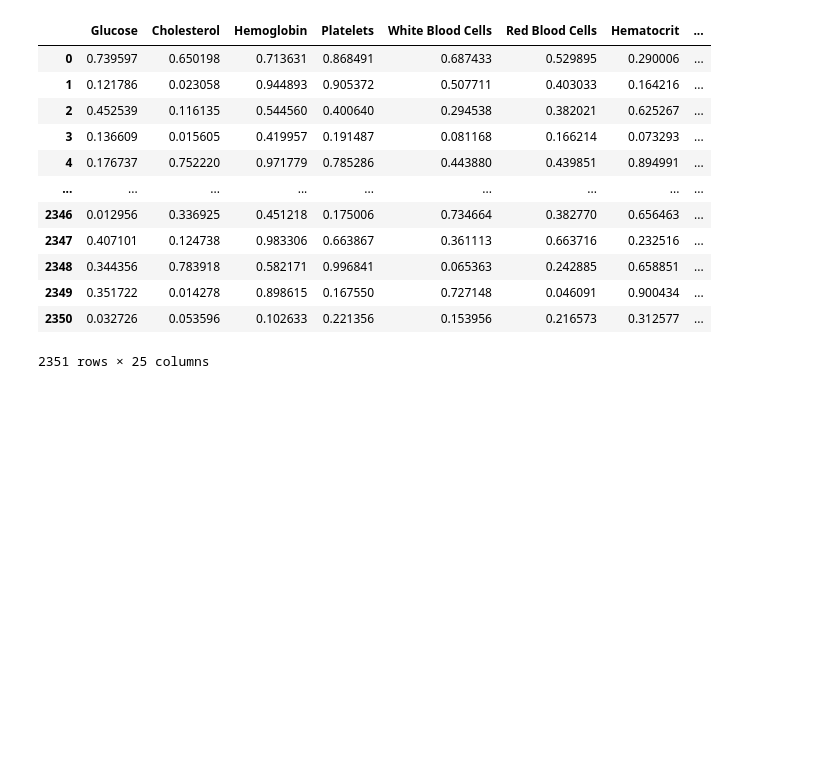
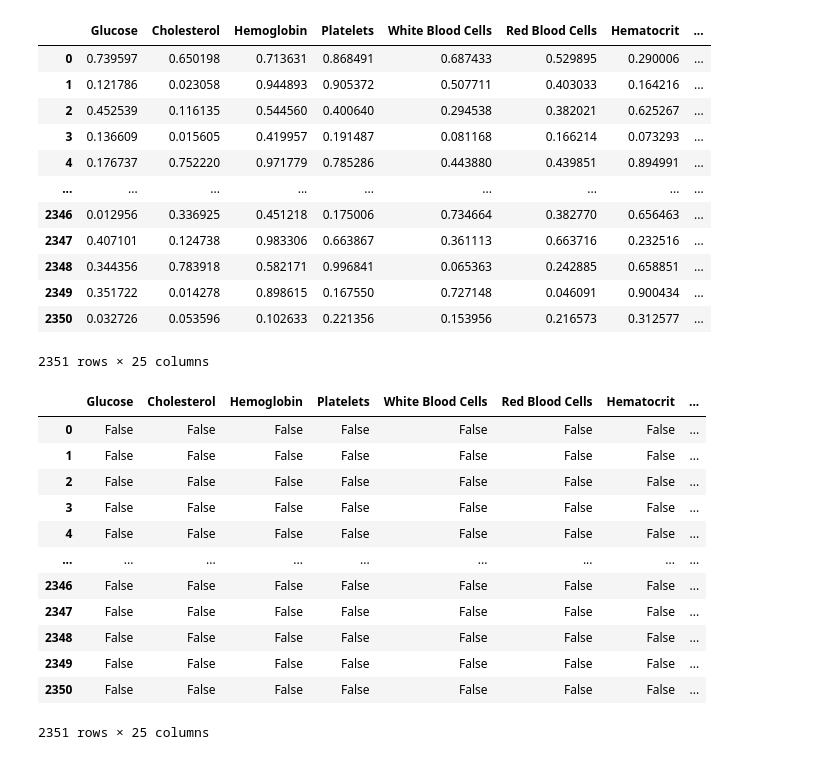
Before and after one commit to borisValdez/DataScience, a Jupyter notebook: ProyectoDS_ParteI_Boris.ipynb, the cells around one changed output. Cells and saved outputs as stored; diff of their text form; code cells hidden in the pictures; blank space fills up the shorter version.

```diff
--- a/ProyectoDS_ParteI_Boris.ipynb
+++ b/ProyectoDS_ParteI_Boris.ipynb
@@ -20,3 +22,19 @@ df_dataset
 | 2349 | 0.351722 | 0.014278 | 0.898615 | 0.167550 | 0.727148 | 0.046091 | 0.900434 | ... |
 | 2350 | 0.032726 | 0.053596 | 0.102633 | 0.221356 | 0.153956 | 0.216573 | 0.312577 | ... |
 2351 rows × 25 columns
+# %%
+df_dataset.isna()
+# %% [output]
+|  | Glucose | Cholesterol | Hemoglobin | Platelets | White Blood Cells | Red Blood Cells | Hematocrit | ... |
+| 0 | False | False | False | False | False | False | False | ... |
+| 1 | False | False | False | False | False | False | False | ... |
+| 2 | False | False | False | False | False | False | False | ... |
+| 3 | False | False | False | False | False | False | False | ... |
+| 4 | False | False | False | False | False | False | False | ... |
+| ... | ... | ... | ... | ... | ... | ... | ... | ... |
+| 2346 | False | False | False | False | False | False | False | ... |
+| 2347 | False | False | False | False | False | False | False | ... |
+| 2348 | False | False | False | False | False | False | False | ... |
+| 2349 | False | False | False | False | False | False | False | ... |
+| 2350 | False | False | False | False | False | False | False | ... |
+2351 rows × 25 columns
```
Also changed, not shown: parts of 5 cells of this notebook.
